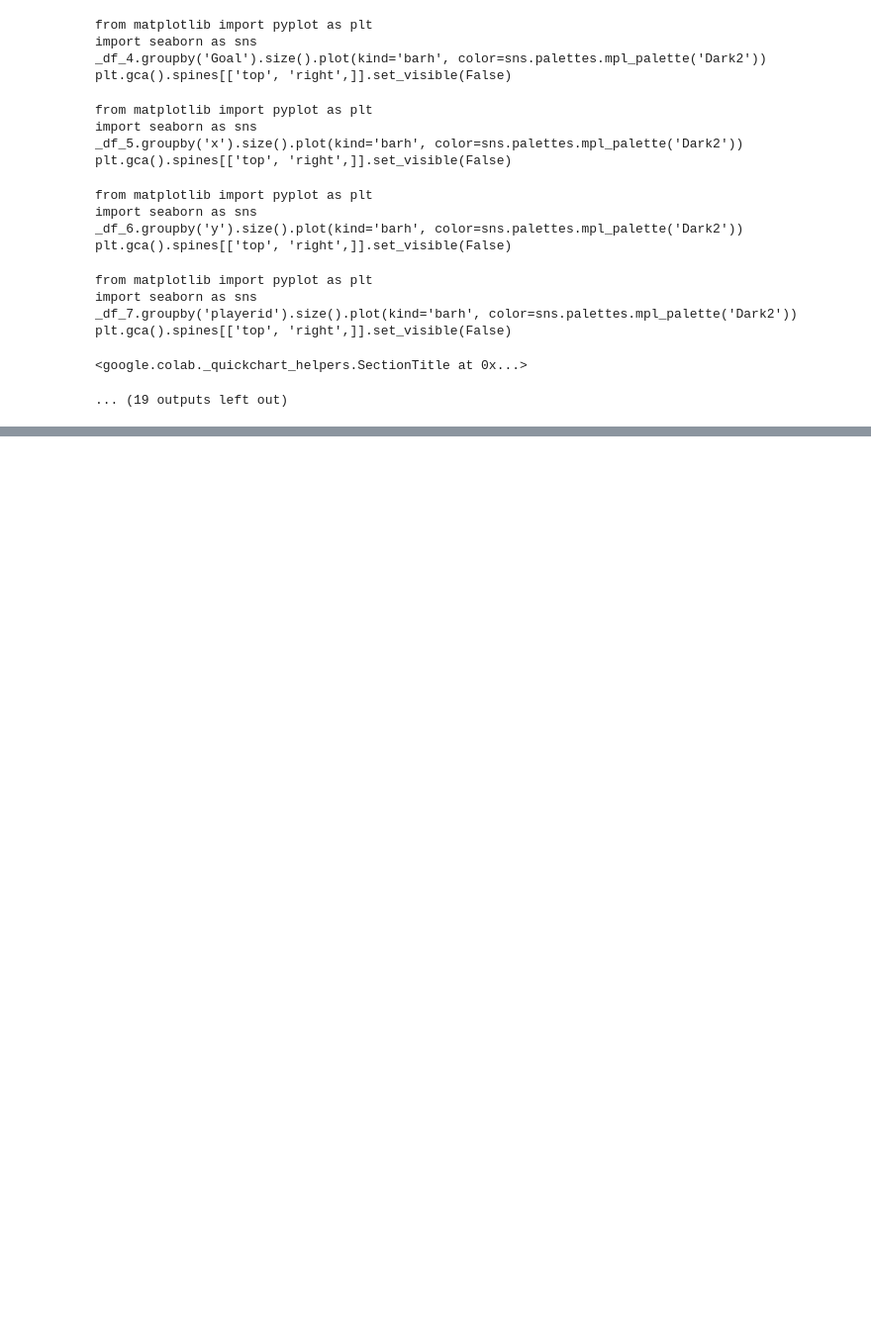
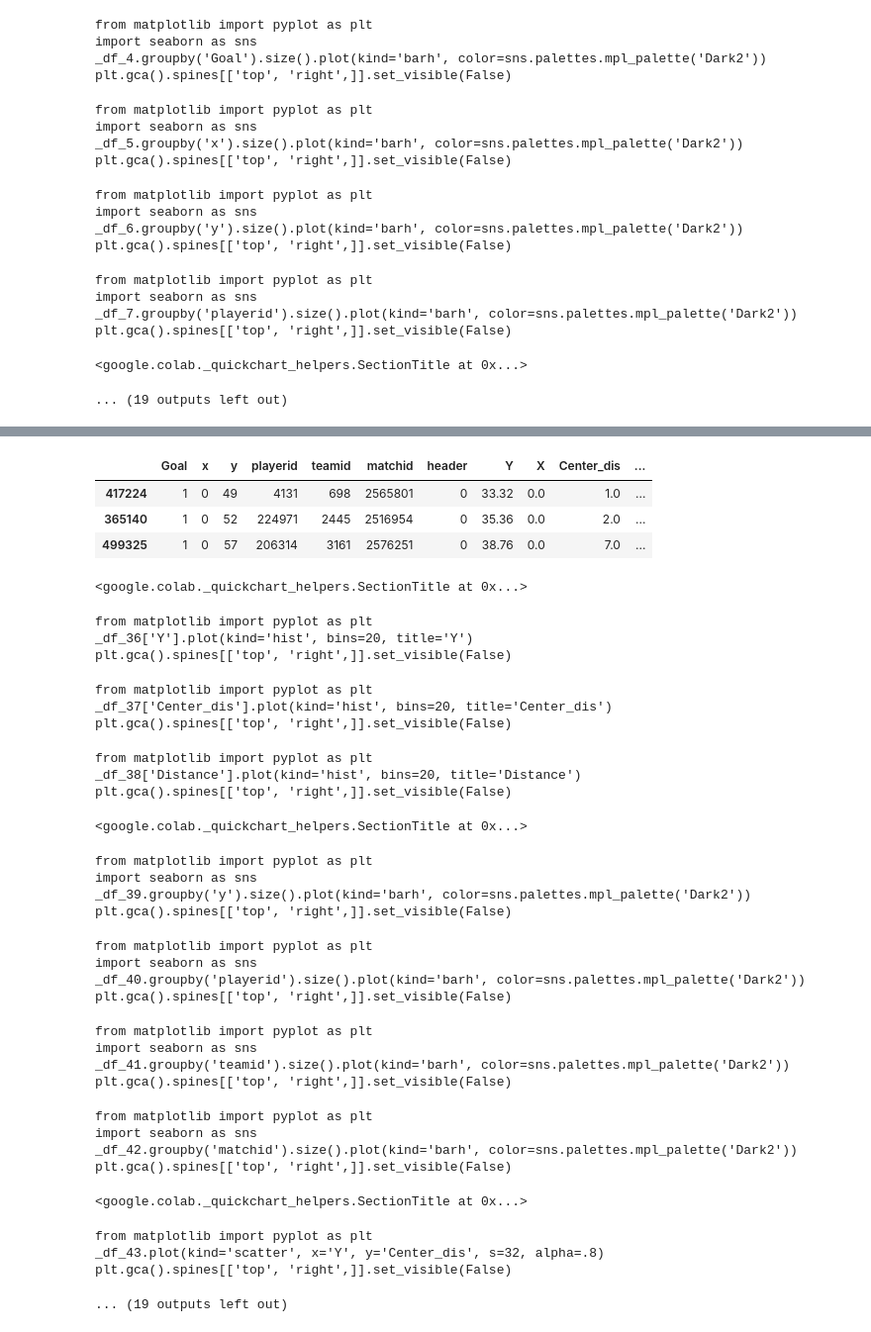
Before and after one commit to radhakrishnan-omotec/football-repo, a Jupyter notebook: Part1_Data_Exploration.ipynb, the cells around one changed output, grey strips where cells are left out. Shown at 99% size. Saved outputs shown, nothing was run; the diff lists cells and outputs as text; code cells hidden in the pictures; blank space fills up the shorter version.

```diff
--- a/Part1_Data_Exploration.ipynb
+++ b/Part1_Data_Exploration.ipynb
@@ -300,0 +263,39 @@ plt.gca().spines[['top', 'right',]].set_visible(False)
+# %%
+df[df.isnull().any(axis=1)]
+# %% [output]
+|  | Goal | x | y | playerid | teamid | matchid | header | Y | X | Center_dis | ... |
+| 417224 | 1 | 0 | 49 | 4131 | 698 | 2565801 | 0 | 33.32 | 0.0 | 1.0 | ... |
+| 365140 | 1 | 0 | 52 | 224971 | 2445 | 2516954 | 0 | 35.36 | 0.0 | 2.0 | ... |
+| 499325 | 1 | 0 | 57 | 206314 | 3161 | 2576251 | 0 | 38.76 | 0.0 | 7.0 | ... |
+<google.colab._quickchart_helpers.SectionTitle at 0x...>
+from matplotlib import pyplot as plt
+_df_36['Y'].plot(kind='hist', bins=20, title='Y')
+plt.gca().spines[['top', 'right',]].set_visible(False)
+from matplotlib import pyplot as plt
+_df_37['Center_dis'].plot(kind='hist', bins=20, title='Center_dis')
+plt.gca().spines[['top', 'right',]].set_visible(False)
+from matplotlib import pyplot as plt
+_df_38['Distance'].plot(kind='hist', bins=20, title='Distance')
+plt.gca().spines[['top', 'right',]].set_visible(False)
+<google.colab._quickchart_helpers.SectionTitle at 0x...>
+from matplotlib import pyplot as plt
+import seaborn as sns
+_df_39.groupby('y').size().plot(kind='barh', color=sns.palettes.mpl_palette('Dark2'))
+plt.gca().spines[['top', 'right',]].set_visible(False)
+from matplotlib import pyplot as plt
+import seaborn as sns
+_df_40.groupby('playerid').size().plot(kind='barh', color=sns.palettes.mpl_palette('Dark2'))
+plt.gca().spines[['top', 'right',]].set_visible(False)
+from matplotlib import pyplot as plt
+import seaborn as sns
+_df_41.groupby('teamid').size().plot(kind='barh', color=sns.palettes.mpl_palette('Dark2'))
+plt.gca().spines[['top', 'right',]].set_visible(False)
+from matplotlib import pyplot as plt
+import seaborn as sns
+_df_42.groupby('matchid').size().plot(kind='barh', color=sns.palettes.mpl_palette('Dark2'))
+plt.gca().spines[['top', 'right',]].set_visible(False)
+<google.colab._quickchart_helpers.SectionTitle at 0x...>
+from matplotlib import pyplot as plt
+_df_43.plot(kind='scatter', x='Y', y='Center_dis', s=32, alpha=.8)
+plt.gca().spines[['top', 'right',]].set_visible(False)
+... (19 outputs left out)
```
Also changed, not shown: parts of 9 cells of this notebook.
